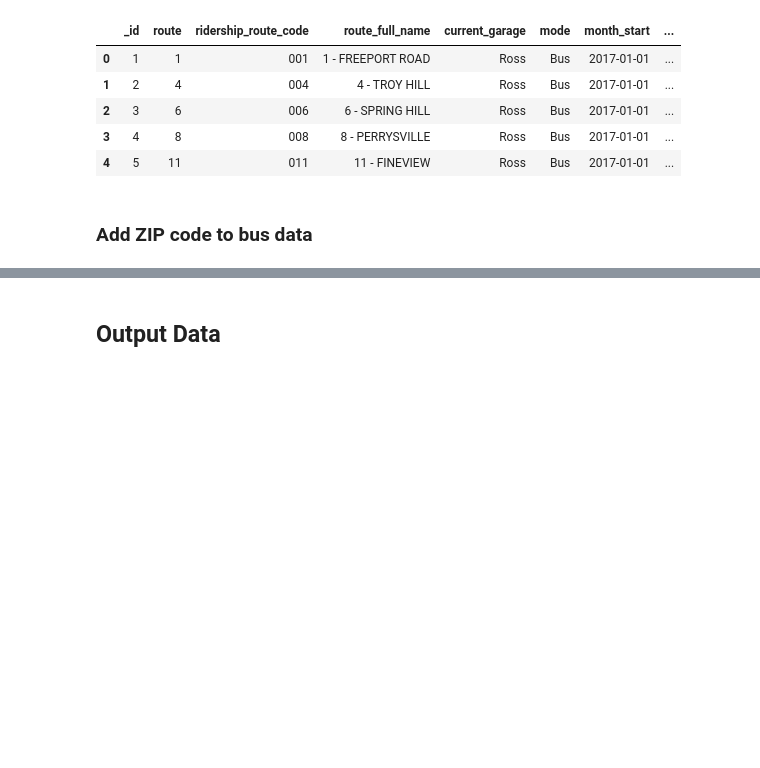
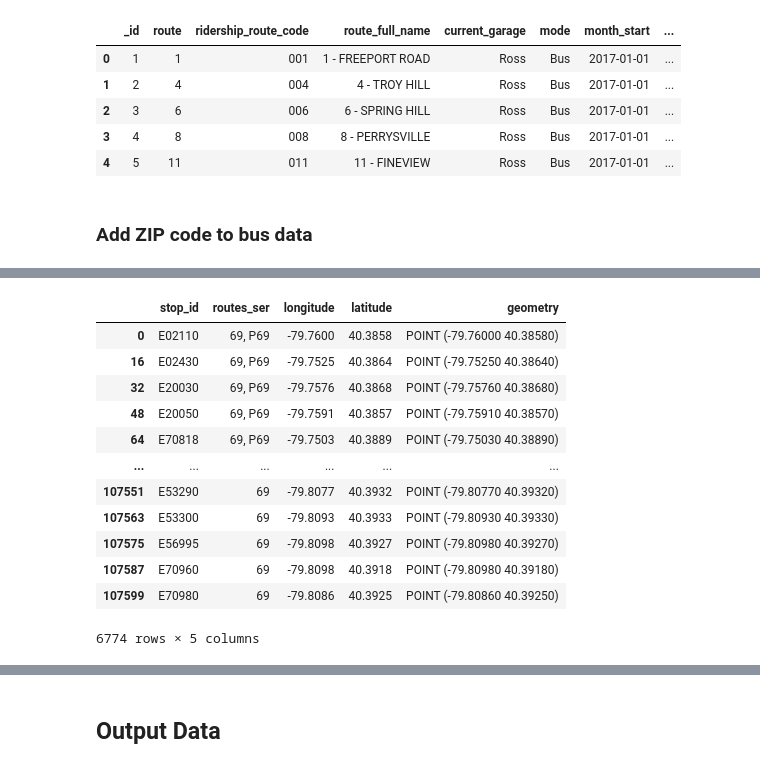
Before and after one commit to KateMunkacsy/90803ML-FinalProject, a Jupyter notebook: initial_data_import.ipynb, the cells around one changed output, grey strips where cells are left out. Drawn from its saved outputs; the diff is of its cells as text; code cells hidden in the pictures; blank space fills up the shorter version.

```diff
--- a/initial_data_import.ipynb
+++ b/initial_data_import.ipynb
@@ -190,0 +207,18 @@ ridership_df.head()
+# %%
+## Store long-lat data in geopandas dataframe
+points = gpd.GeoDataFrame(lat_lon, geometry=gs, crs='epsg:4326')
+points
+# %% [output]
+|  | stop_id | routes_ser | longitude | latitude | geometry |
+| 0 | E02110 | 69, P69 | -79.7600 | 40.3858 | POINT (-79.76000 40.38580) |
+| 16 | E02430 | 69, P69 | -79.7525 | 40.3864 | POINT (-79.75250 40.38640) |
+| 32 | E20030 | 69, P69 | -79.7576 | 40.3868 | POINT (-79.75760 40.38680) |
+| 48 | E20050 | 69, P69 | -79.7591 | 40.3857 | POINT (-79.75910 40.38570) |
+| 64 | E70818 | 69, P69 | -79.7503 | 40.3889 | POINT (-79.75030 40.38890) |
+| ... | ... | ... | ... | ... | ... |
+| 107551 | E53290 | 69 | -79.8077 | 40.3932 | POINT (-79.80770 40.39320) |
+| 107563 | E53300 | 69 | -79.8093 | 40.3933 | POINT (-79.80930 40.39330) |
+| 107575 | E56995 | 69 | -79.8098 | 40.3927 | POINT (-79.80980 40.39270) |
+| 107587 | E70960 | 69 | -79.8098 | 40.3918 | POINT (-79.80980 40.39180) |
+| 107599 | E70980 | 69 | -79.8086 | 40.3925 | POINT (-79.80860 40.39250) |
+6774 rows × 5 columns
```
Also changed, not shown: parts of 6 cells of this notebook, 6 other files.
